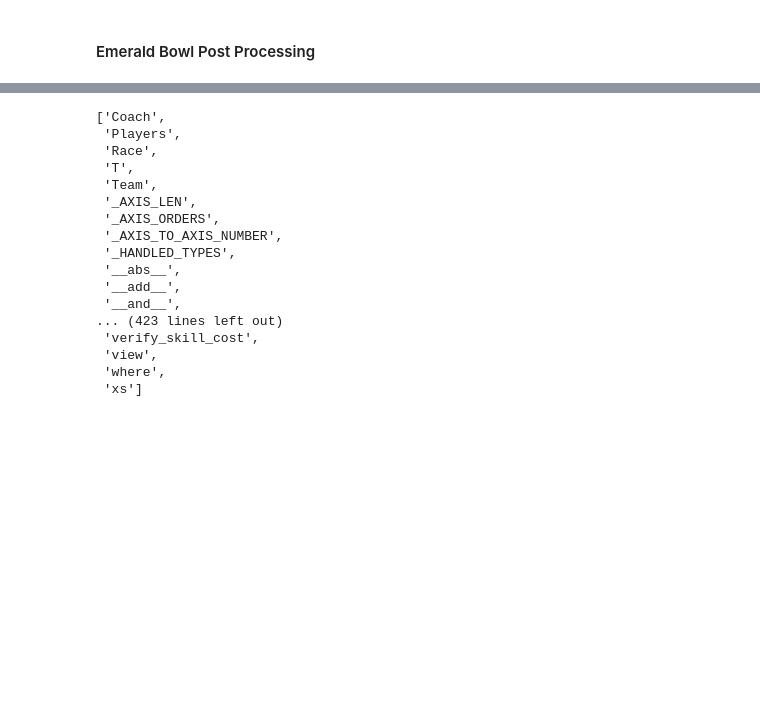
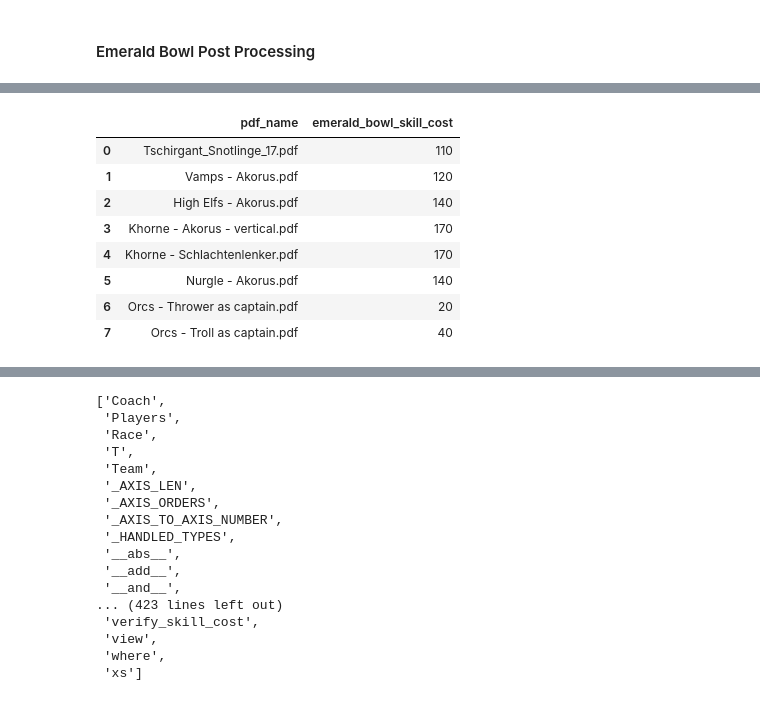
Before and after one commit to mpSchrader/BBRosterVisualizer, a Jupyter notebook: notebooks/Roster Processing Iteration - BB25.ipynb, the cells around one changed output, grey strips where cells are left out. Cells and saved outputs as stored; diff of their text form; code cells hidden in the pictures; blank space fills up the shorter version.

Commit message:
Improve Emerald Bowl verification

```diff
--- a/notebooks/Roster Processing Iteration - BB25.ipynb
+++ b/notebooks/Roster Processing Iteration - BB25.ipynb
@@ -703,0 +811,12 @@ df_wide
+# %%
+df_team_event[["pdf_name", "emerald_bowl_skill_cost"]]
+# %% [output]
+|  | pdf_name | emerald_bowl_skill_cost |
+| 0 | Tschirgant_Snotlinge_17.pdf | 110 |
+| 1 | Vamps - Akorus.pdf | 120 |
+| 2 | High Elfs - Akorus.pdf | 140 |
+| 3 | Khorne - Akorus - vertical.pdf | 170 |
+| 4 | Khorne - Schlachtenlenker.pdf | 170 |
+| 5 | Nurgle - Akorus.pdf | 140 |
+| 6 | Orcs - Thrower as captain.pdf | 20 |
+| 7 | Orcs - Troll as captain.pdf | 40 |
```
Also changed, not shown: parts of 6 cells of this notebook, 4 other files.
